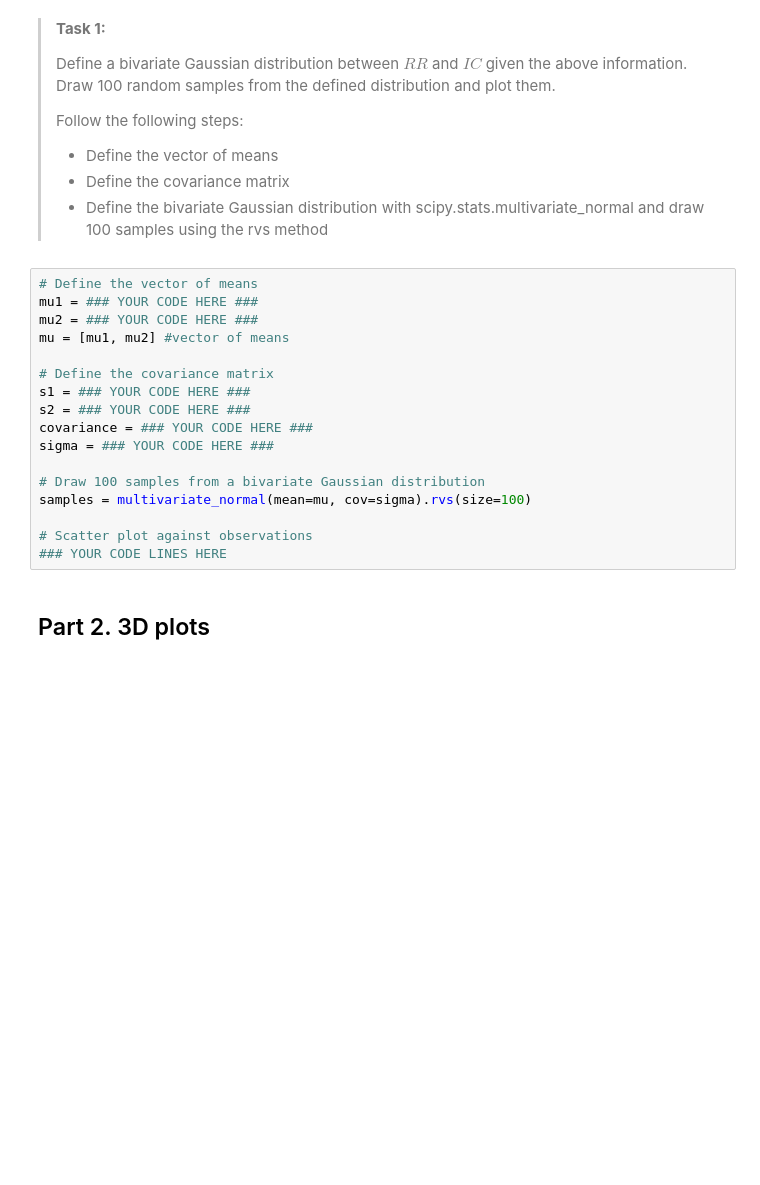
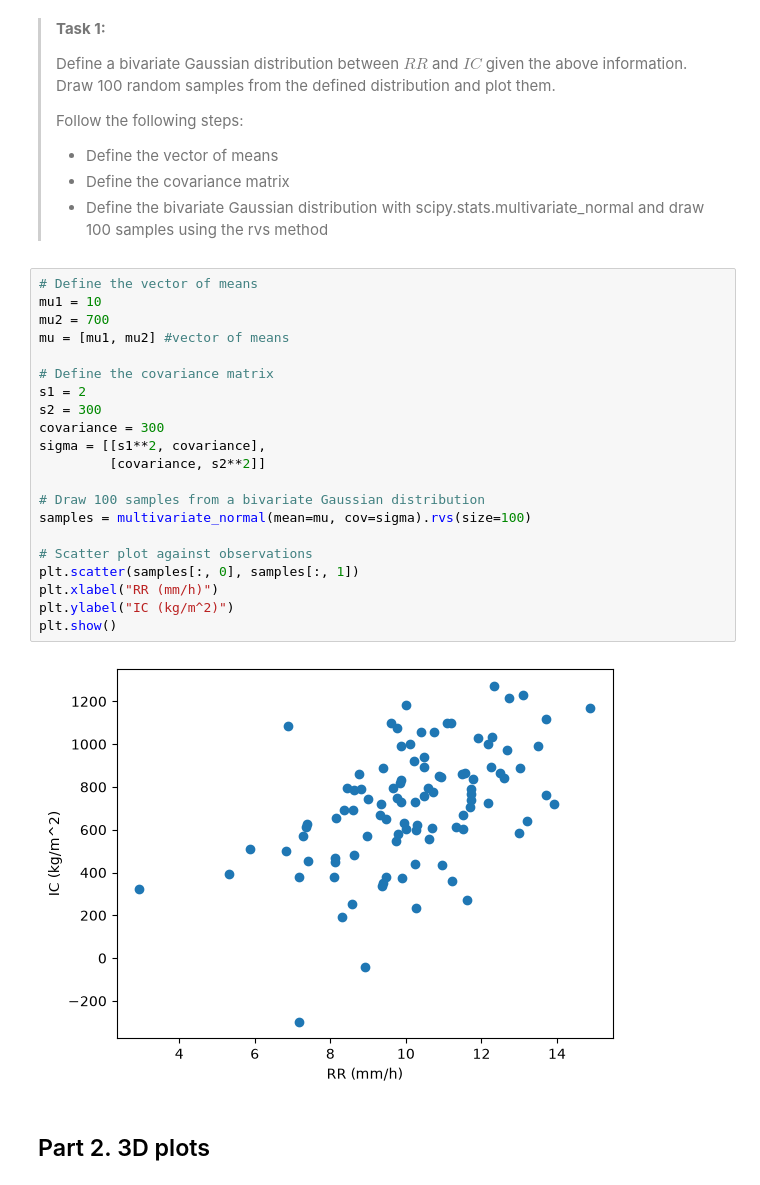
Before and after one commit to DionisisElhout/PA1.5, a Jupyter notebook: scipy_statcs_3d_plots.ipynb, the cells around one changed output. Saved outputs shown, nothing was run; the diff lists cells and outputs as text; blank space fills up the shorter version.

```diff
--- a/scipy_statcs_3d_plots.ipynb
+++ b/scipy_statcs_3d_plots.ipynb
@@ -22,21 +22,27 @@ import matplotlib.pyplot as plt
 > - Define the bivariate Gaussian distribution with scipy.stats.multivariate_normal and draw 100 samples using the rvs method
 # %%
 # Define the vector of means
-mu1 = ### YOUR CODE HERE ###
-mu2 = ### YOUR CODE HERE ###
+mu1 = 10
+mu2 = 700
 mu = [mu1, mu2] #vector of means
 
 # Define the covariance matrix
-s1 = ### YOUR CODE HERE ###
-s2 = ### YOUR CODE HERE ###
-covariance = ### YOUR CODE HERE ###
-sigma = ### YOUR CODE HERE ###
+s1 = 2
+s2 = 300
+covariance = 300
+sigma = [[s1**2, covariance],
+         [covariance, s2**2]]
 
 # Draw 100 samples from a bivariate Gaussian distribution
 samples = multivariate_normal(mean=mu, cov=sigma).rvs(size=100)
 
 # Scatter plot against observations
-### YOUR CODE LINES HERE
+plt.scatter(samples[:, 0], samples[:, 1])
+plt.xlabel("RR (mm/h)")
+plt.ylabel("IC (kg/m^2)")
+plt.show()
+# %% [output]
+[figure, added]
 # %% [markdown]
 ## Part 2. 3D plots
 # %% [markdown]
```
Also changed, not shown: parts of 8 cells of this notebook.
